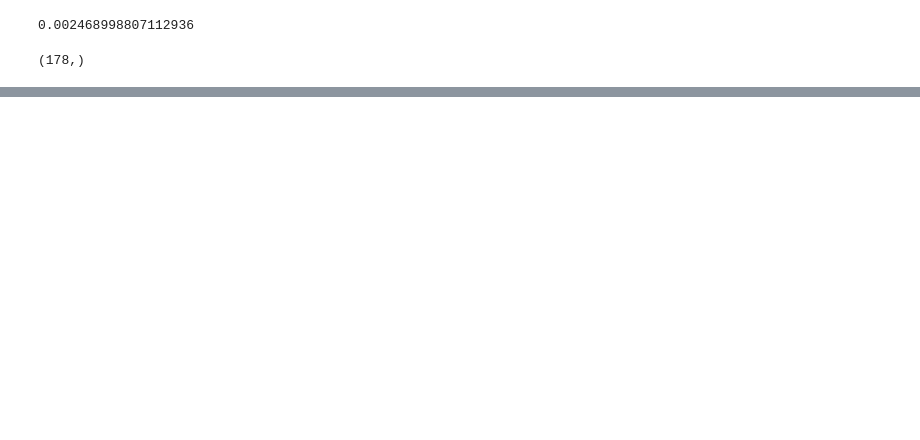
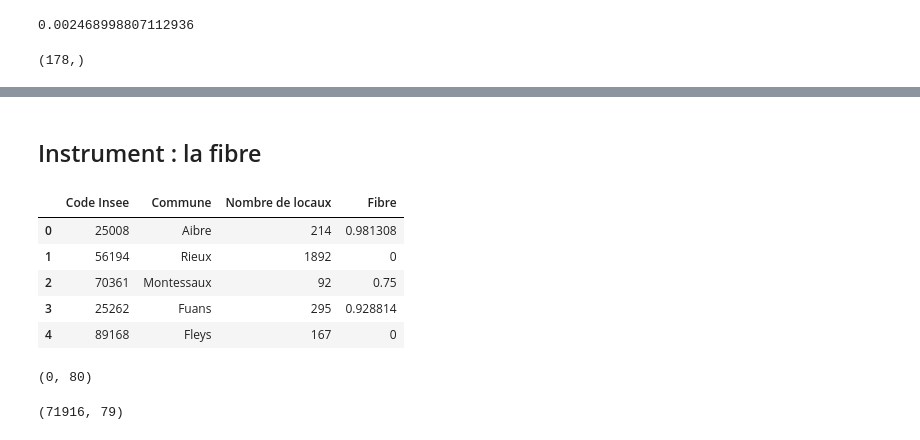
Before and after one commit to JulieBoyer/Econometrics, a Jupyter notebook: traitement_donnees.ipynb, the cells around one changed output, grey strips where cells are left out. Saved outputs shown, nothing was run; the diff lists cells and outputs as text; code cells hidden in the pictures; blank space fills up the shorter version.

Commit message:
Fibre+ShareDoctolib

```diff
--- a/traitement_donnees.ipynb
+++ b/traitement_donnees.ipynb
@@ -671,0 +716,13 @@ medecin_gen.head()
+# %% [markdown]
+## Instrument : la fibre
+# %%
+fibre=pd.read_excel('data/fibre.xlsx')
+# %%
+fibre.head()
+# %% [output]
+|  | Code Insee | Commune | Nombre de locaux | Fibre |
+| 0 | 25008 | Aibre | 214 | 0.981308 |
+| 1 | 56194 | Rieux | 1892 | 0 |
+| 2 | 70361 | Montessaux | 92 | 0.75 |
+| 3 | 25262 | Fuans | 295 | 0.928814 |
+| 4 | 89168 | Fleys | 167 | 0 |
@@ -671,0 +738,5 @@ medecin_gen.head()
+# %%
+liste_med_ban_fibre_no_match.shape
+#merge réussi
+# %% [output]
+(0, 80)
@@ -671,0 +745,4 @@ medecin_gen.head()
+# %%
+liste_med_ban_fibre.shape
+# %% [output]
+(71916, 79)
```
Also changed, not shown: parts of 21 cells of this notebook.
